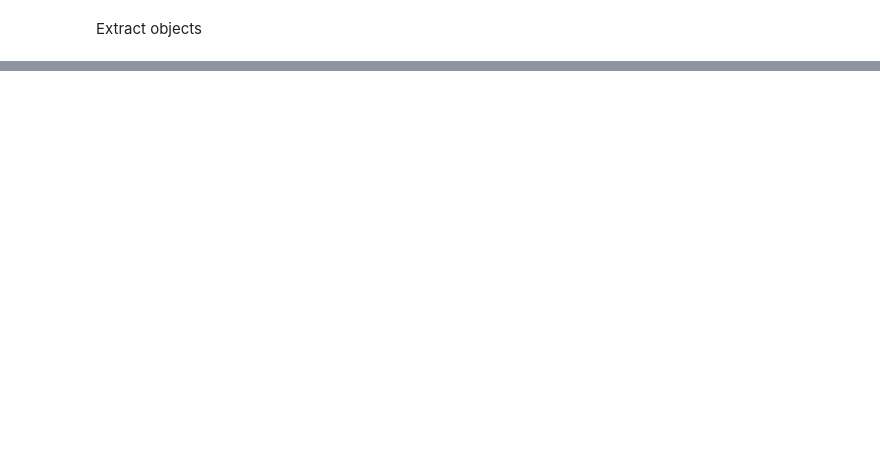
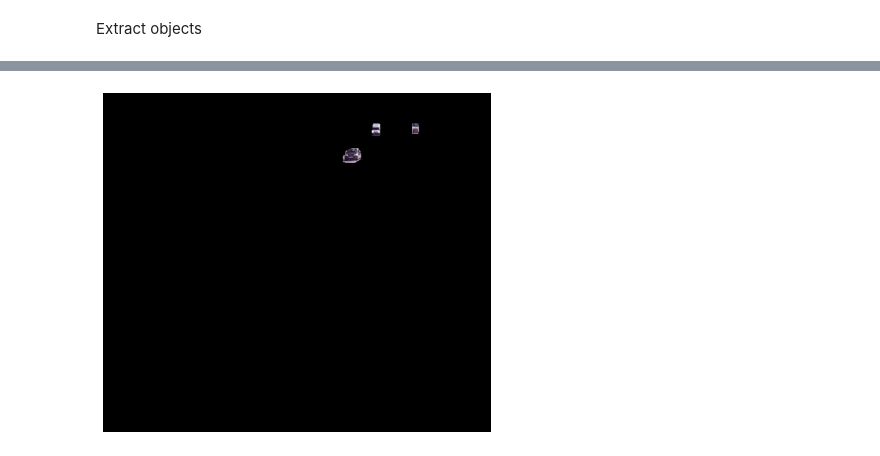
Before and after one commit to BerntA/CVEET, a Jupyter notebook: src/object-detection-bgsub.ipynb, the cells around one changed output, grey strips where cells are left out. Saved outputs shown, nothing was run; the diff lists cells and outputs as text; code cells hidden in the pictures; blank space fills up the shorter version.

```diff
--- a/src/object-detection-bgsub.ipynb
+++ b/src/object-detection-bgsub.ipynb
@@ -85,0 +91,7 @@ bg.shape
+# %%
+t = bg.copy()
+for i in range(3):
+    t[:,:,i] = mask*t[:,:,i]
+show_image(t, size=(8,5))
+# %% [output]
+[figure, added]
```
Also changed, not shown: parts of 10 cells of this notebook.
